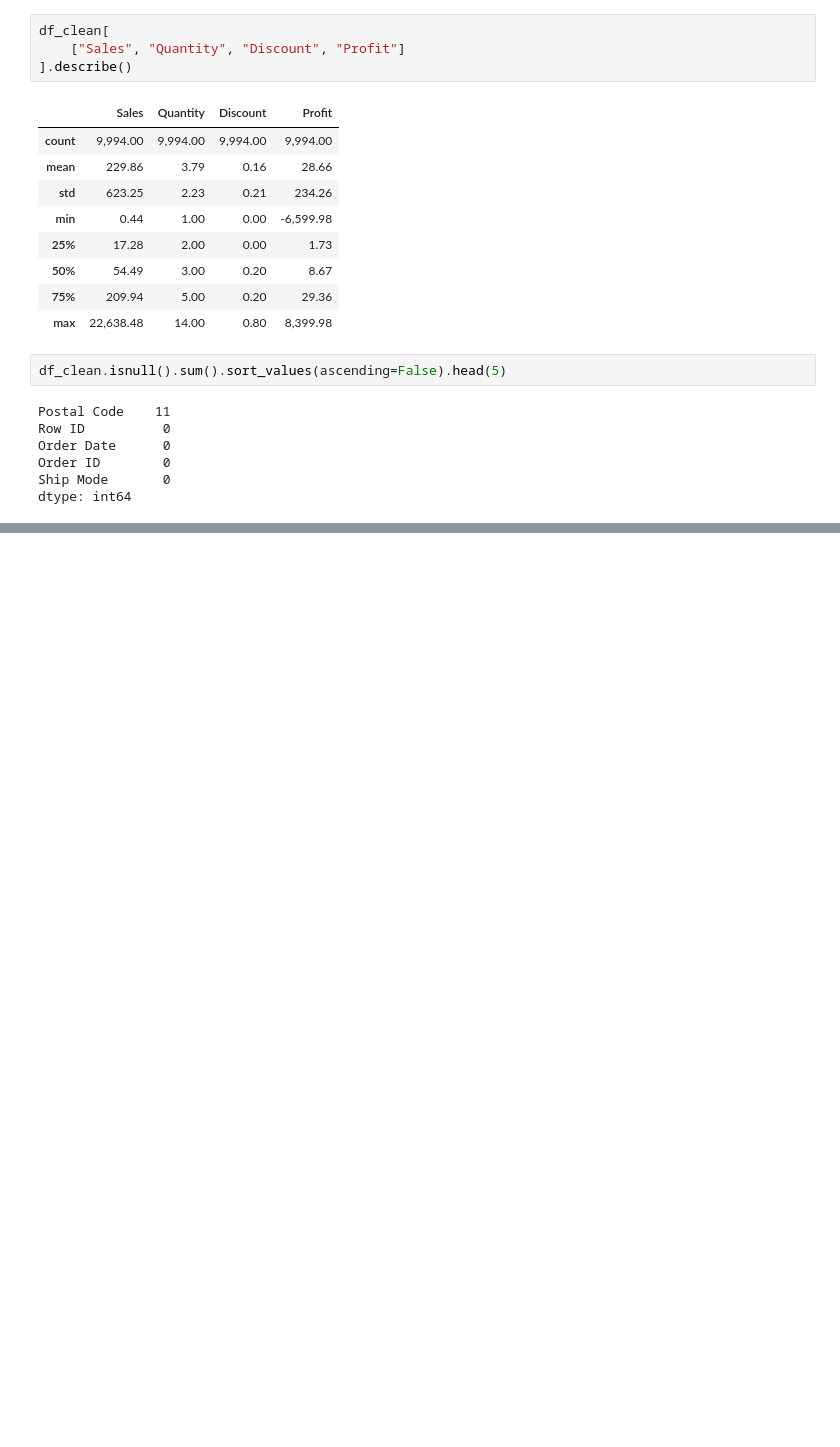
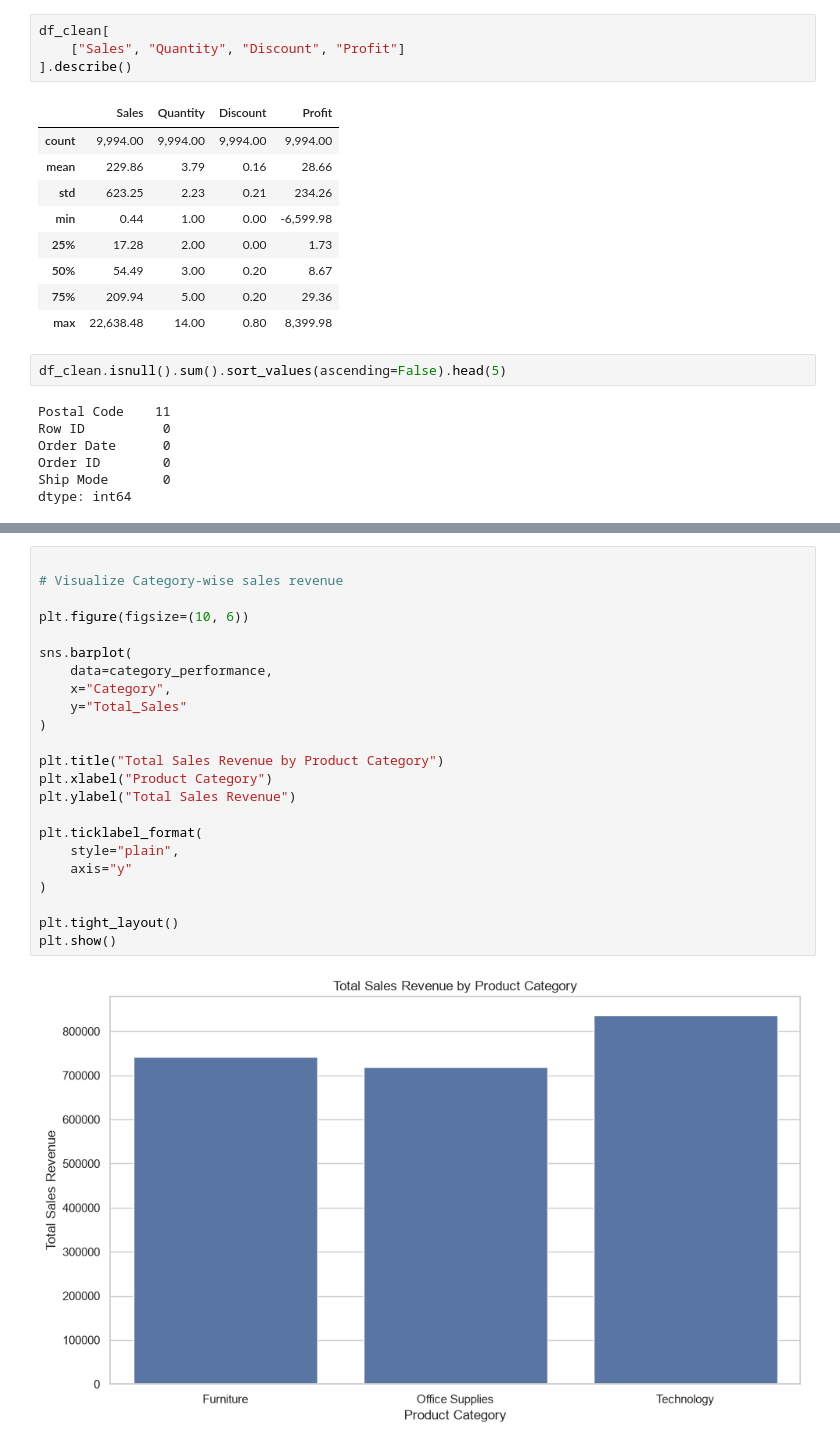
Before and after one commit to BrianKarimi/datheon_data, a Jupyter notebook: notebooks/superstore_sales.ipynb, the cells around one changed output, grey strips where cells are left out. Drawn from its saved outputs; the diff is of its cells as text; blank space fills up the shorter version.

```diff
--- a/notebooks/superstore_sales.ipynb
+++ b/notebooks/superstore_sales.ipynb
@@ -357,0 +549,25 @@ dtype: int64
+# %%
+
+# Visualize Category-wise sales revenue
+
+plt.figure(figsize=(10, 6))
+
+sns.barplot(
+    data=category_performance,
+    x="Category",
+    y="Total_Sales"
+)
+
+plt.title("Total Sales Revenue by Product Category")
+plt.xlabel("Product Category")
+plt.ylabel("Total Sales Revenue")
+
+plt.ticklabel_format(
+    style="plain",
+    axis="y"
+)
+
+plt.tight_layout()
+plt.show()
+# %% [output]
+[figure, added]
```
Also changed, not shown: parts of 13 cells of this notebook, 2 other files.
